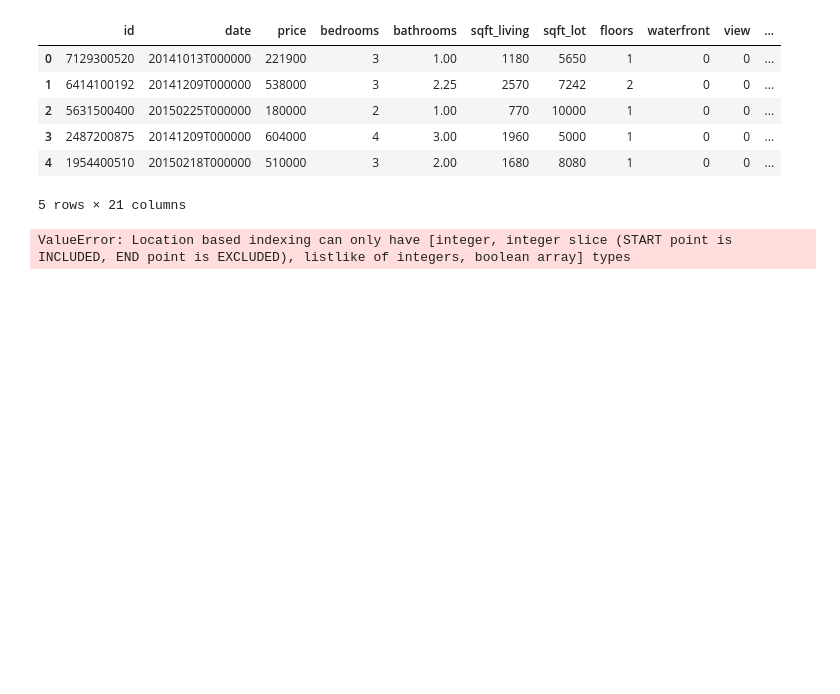
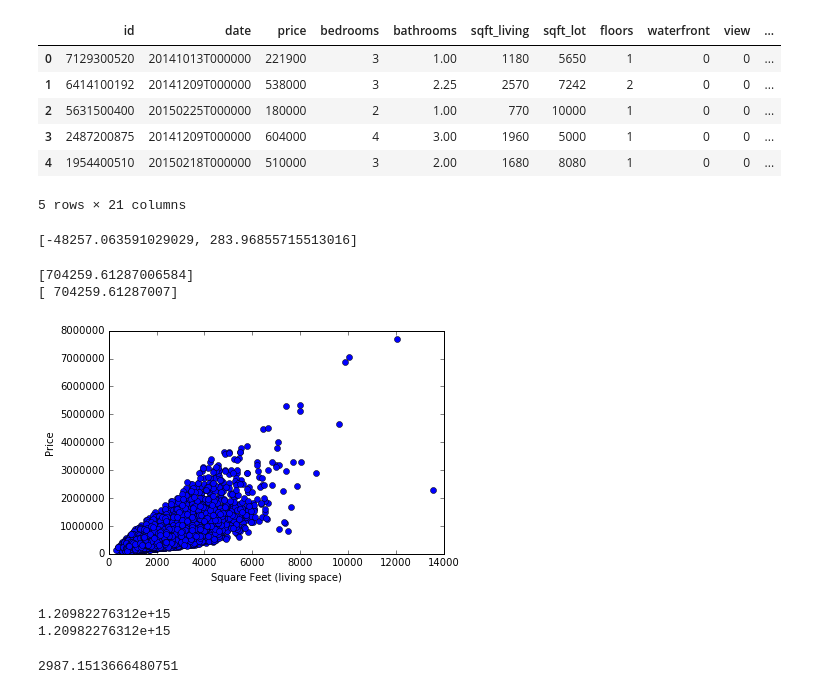
Before and after one commit to damiansp/ML, a Jupyter notebook: python/using_sklearn/regression/01_phillyCrime_simpleRegressionDemo.ipynb, the cells around one changed output. Cells and saved outputs as stored; diff of their text form; code cells hidden in the pictures; blank space fills up the shorter version.

```diff
--- a/python/using_sklearn/regression/01_phillyCrime_simpleRegressionDemo.ipynb
+++ b/python/using_sklearn/regression/01_phillyCrime_simpleRegressionDemo.ipynb
@@ -105,5 +103,6 @@ def single_predictor_lr(data, feature, response):
 # %%
-sqft_coefs = single_predictor_lr(data = X_train, feature = 'sqft_living', response = y_train)
+sqft_mod = single_predictor_lr(data = X_train, feature = 'sqft_living', response = y_train)
+sqft_coefs = [sqft_mod.intercept_, sqft_mod.coef_[0]]
 sqft_coefs
 # %% [output]
-ValueError: Location based indexing can only have [integer, integer slice (START point is INCLUDED, END point is EXCLUDED), listlike of integers, boolean array] types
+[-48257.063591029029, 283.96855715513016]
@@ -109,0 +113,15 @@ ValueError: Location based indexing can only have [integer, integer slice (START
+# %%
+# Estimated price for a house with 2650 sqft_living
+print get_regression_predictions([2650], sqft_coefs[0], sqft_coefs[1])
+
+# sklearn built-in:
+print sqft_mod.predict([[2650]])
+# %% [output]
+[704259.61287006584]
+[ 704259.61287007]
+# %%
+plt.plot(X_train['sqft_living'], y_train, 'o');
+plt.xlabel('Square Feet (living space)');
+plt.ylabel('Price');
+# %% [output]
+[figure, added]
@@ -109,0 +135,8 @@ ValueError: Location based indexing can only have [integer, integer slice (START
+# %%
+print get_rss(X_train['sqft_living'], y_train, sqft_coefs[0], sqft_coefs[1])
+
+# sklearn built-in (deprecated):
+print sqft_mod.residues_
+# %% [output]
+1.20982276312e+15
+1.20982276312e+15
@@ -109,0 +147,5 @@ ValueError: Location based indexing can only have [integer, integer slice (START
+# %%
+# Estimated sqft_living of a house that costs $800,000
+inverse_regression_predictions(800000, sqft_coefs[0], sqft_coefs[1])
+# %% [output]
+2987.1513666480751
```
Also changed, not shown: parts of 9 cells of this notebook.
